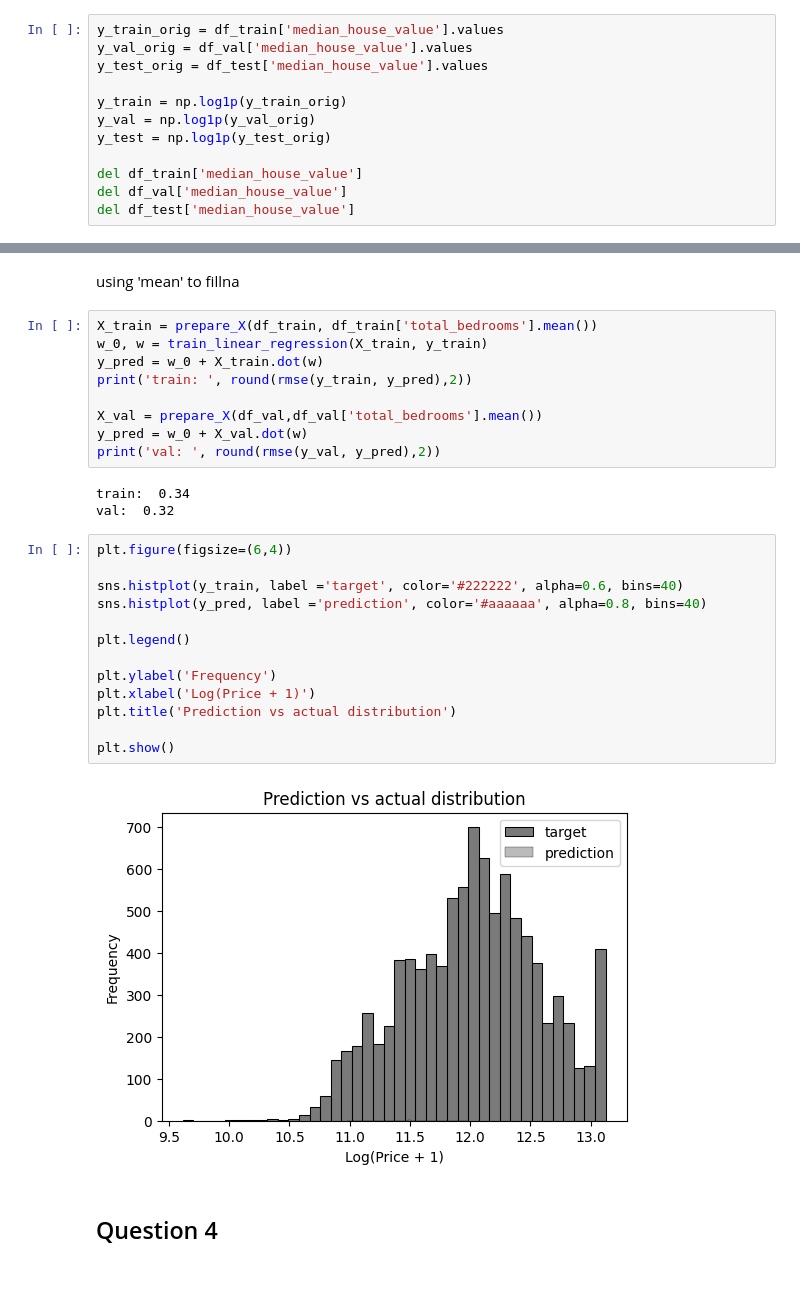
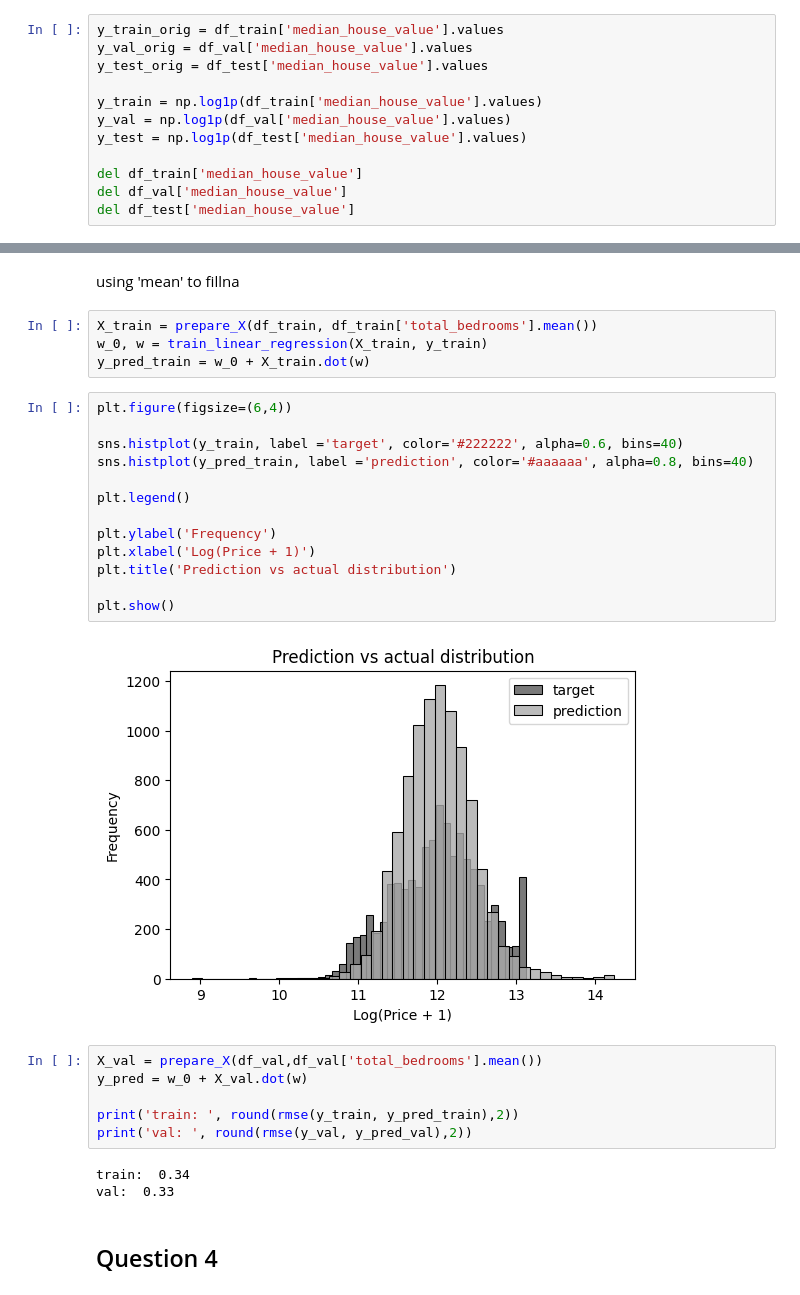
Before and after one commit to ddchristiantan/MLZoomcamp, a Jupyter notebook: MLZoomcamp_homework2.ipynb, the cells around one changed output, grey strips where cells are left out. Saved outputs shown, nothing was run; the diff lists cells and outputs as text.

```diff
--- a/MLZoomcamp_homework2.ipynb
+++ b/MLZoomcamp_homework2.ipynb
@@ -88,9 +89,9 @@ y_train_orig = df_train['median_house_value'].values
 y_val_orig = df_val['median_house_value'].values
 y_test_orig = df_test['median_house_value'].values
 
-y_train = np.log1p(y_train_orig)
-y_val = np.log1p(y_val_orig)
-y_test = np.log1p(y_test_orig)
+y_train = np.log1p(df_train['median_house_value'].values)
+y_val = np.log1p(df_val['median_house_value'].values)
+y_test = np.log1p(df_test['median_house_value'].values)
 
 del df_train['median_house_value']
 del df_val['median_house_value']
@@ -169,30 +169,31 @@ using 'mean' to fillna
 # %%
 X_train = prepare_X(df_train, df_train['total_bedrooms'].mean())
 w_0, w = train_linear_regression(X_train, y_train)
-y_pred = w_0 + X_train.dot(w)
-print('train: ', round(rmse(y_train, y_pred),2))
-
-X_val = prepare_X(df_val,df_val['total_bedrooms'].mean())
-y_pred = w_0 + X_val.dot(w)
-print('val: ', round(rmse(y_val, y_pred),2))
+y_pred_train = w_0 + X_train.dot(w)
-# %% [output]
-train:  0.34
-val:  0.32
 # %%
 plt.figure(figsize=(6,4))
 
 sns.histplot(y_train, label ='target', color='#222222', alpha=0.6, bins=40)
-sns.histplot(y_pred, label ='prediction', color='#aaaaaa', alpha=0.8, bins=40)
+sns.histplot(y_pred_train, label ='prediction', color='#aaaaaa', alpha=0.8, bins=40)
 
 plt.legend()
 
 plt.ylabel('Frequency')
 plt.xlabel('Log(Price + 1)')
 plt.title('Prediction vs actual distribution')
 
 plt.show()
 # %% [output]
-[figure, old version]
+[figure, new version]
+# %%
+X_val = prepare_X(df_val,df_val['total_bedrooms'].mean())
+y_pred = w_0 + X_val.dot(w)
+
+print('train: ', round(rmse(y_train, y_pred_train),2))
+print('val: ', round(rmse(y_val, y_pred_val),2))
+# %% [output]
+train:  0.34
+val:  0.33
 # %% [markdown]
 ## Question 4
 # %%
```
Also changed, not shown: parts of 9 cells of this notebook.
